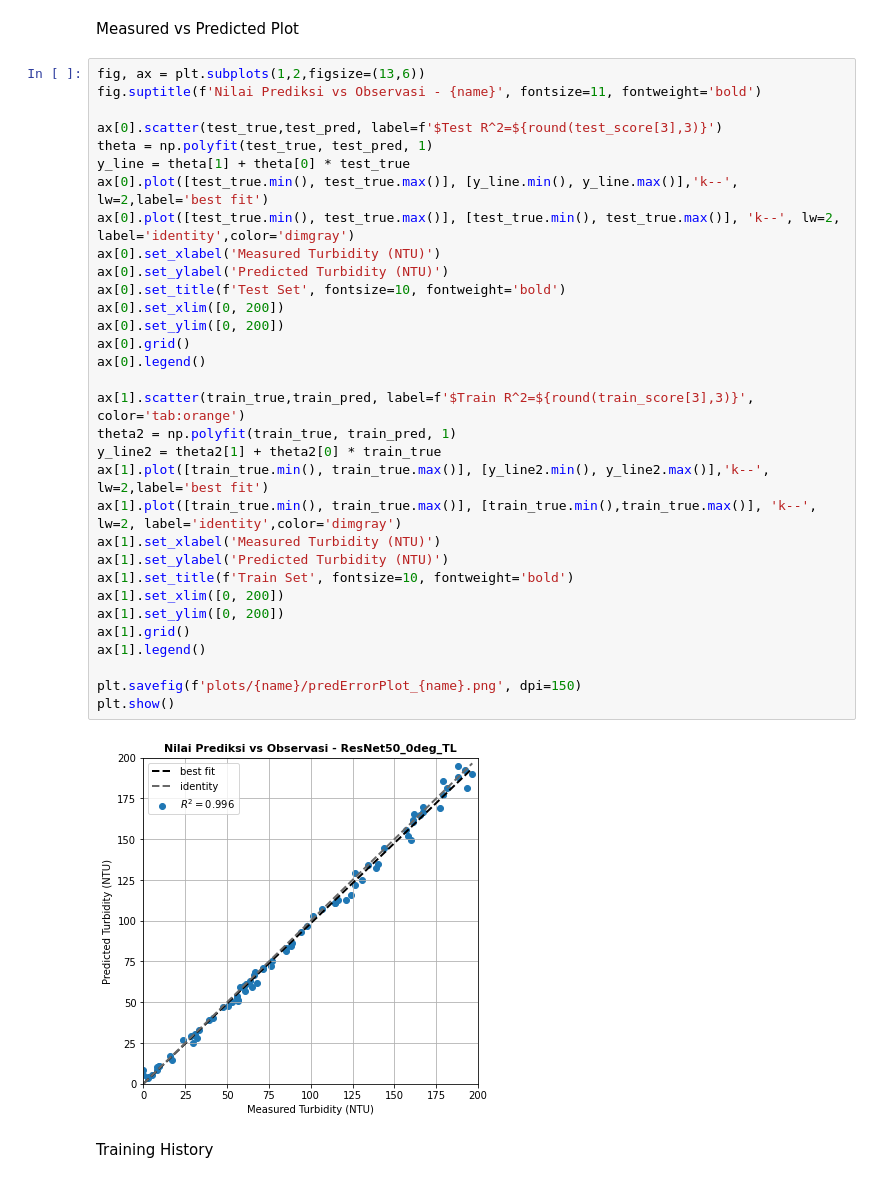
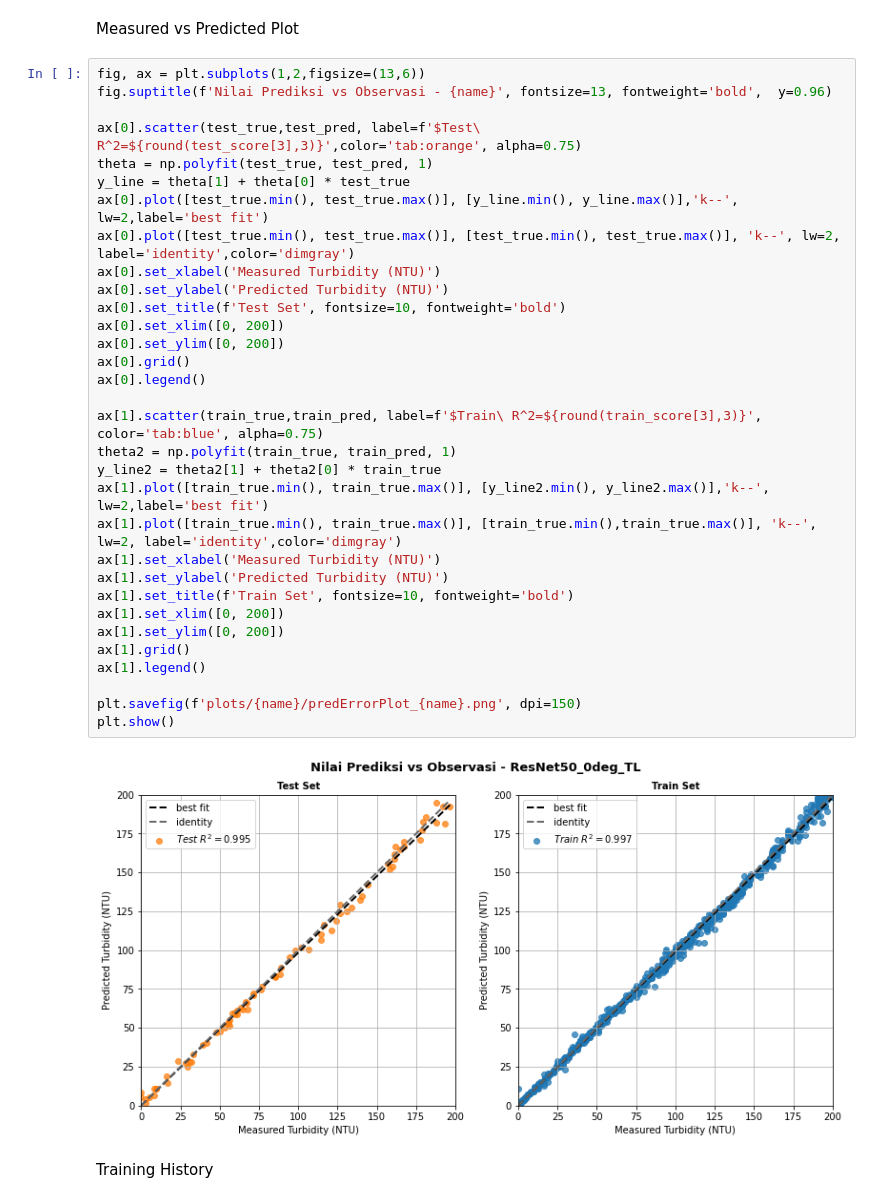
Before and after one commit to naufalhisyam/WaterTurbidityPred, a Jupyter notebook: Utils/evaluate_model.ipynb, the cells around one changed output. Cells and saved outputs as stored; diff of their text form.

```diff
--- a/Utils/evaluate_model.ipynb
+++ b/Utils/evaluate_model.ipynb
@@ -127,38 +129,38 @@ plt.show()
 Measured vs Predicted Plot
 # %%
 fig, ax = plt.subplots(1,2,figsize=(13,6))
-fig.suptitle(f'Nilai Prediksi vs Observasi - {name}', fontsize=11, fontweight='bold')
+fig.suptitle(f'Nilai Prediksi vs Observasi - {name}', fontsize=13, fontweight='bold',  y=0.96)
 
-ax[0].scatter(test_true,test_pred, label=f'$Test R^2=${round(test_score[3],3)}')
+ax[0].scatter(test_true,test_pred, label=f'$Test\ R^2=${round(test_score[3],3)}',color='tab:orange', alpha=0.75)
 theta = np.polyfit(test_true, test_pred, 1)
 y_line = theta[1] + theta[0] * test_true
 ax[0].plot([test_true.min(), test_true.max()], [y_line.min(), y_line.max()],'k--', lw=2,label='best fit')
 ax[0].plot([test_true.min(), test_true.max()], [test_true.min(), test_true.max()], 'k--', lw=2, label='identity',color='dimgray')
 ax[0].set_xlabel('Measured Turbidity (NTU)')
 ax[0].set_ylabel('Predicted Turbidity (NTU)')
 ax[0].set_title(f'Test Set', fontsize=10, fontweight='bold')
 ax[0].set_xlim([0, 200])
 ax[0].set_ylim([0, 200])
 ax[0].grid()
 ax[0].legend()
 
-ax[1].scatter(train_true,train_pred, label=f'$Train R^2=${round(train_score[3],3)}', color='tab:orange')
+ax[1].scatter(train_true,train_pred, label=f'$Train\ R^2=${round(train_score[3],3)}', color='tab:blue', alpha=0.75)
 theta2 = np.polyfit(train_true, train_pred, 1)
 y_line2 = theta2[1] + theta2[0] * train_true
 ax[1].plot([train_true.min(), train_true.max()], [y_line2.min(), y_line2.max()],'k--', lw=2,label='best fit')
 ax[1].plot([train_true.min(), train_true.max()], [train_true.min(),train_true.max()], 'k--', lw=2, label='identity',color='dimgray')
 ax[1].set_xlabel('Measured Turbidity (NTU)')
 ax[1].set_ylabel('Predicted Turbidity (NTU)')
 ax[1].set_title(f'Train Set', fontsize=10, fontweight='bold')
 ax[1].set_xlim([0, 200])
 ax[1].set_ylim([0, 200])
 ax[1].grid()
 ax[1].legend()
 
 plt.savefig(f'plots/{name}/predErrorPlot_{name}.png', dpi=150)
 plt.show()
 # %% [output]
-[figure, old version]
+[figure, new version]
 # %% [markdown]
 Training History
 # %%
```
Also changed, not shown: parts of 8 cells of this notebook.
